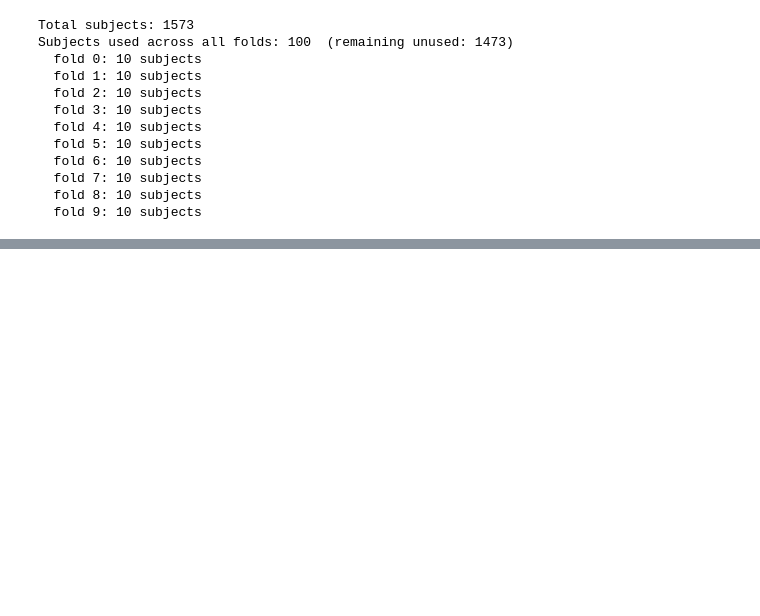
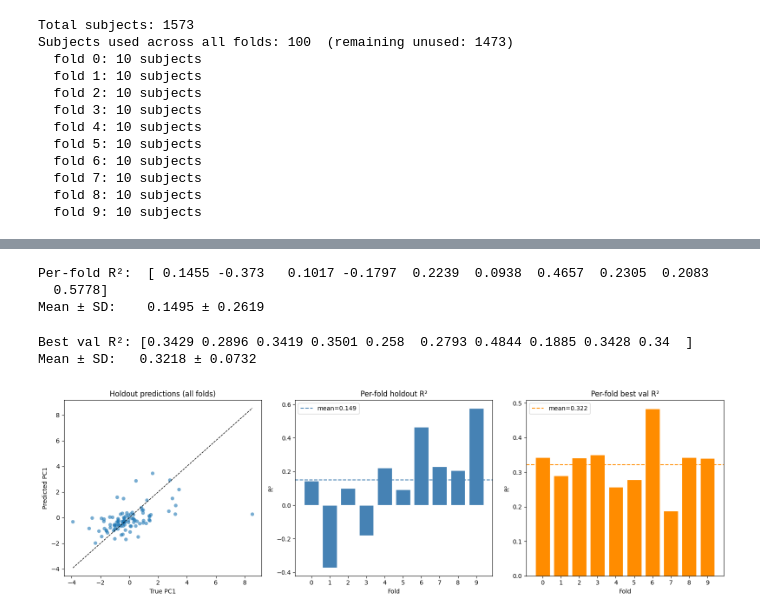
Before and after one commit to william2952/EEG_FDG_dementia, a Jupyter notebook: model_lightning_cv.ipynb, the cells around one changed output, grey strips where cells are left out. Drawn from its saved outputs; the diff is of its cells as text; code cells hidden in the pictures; blank space fills up the shorter version.

```diff
--- a/model_lightning_cv.ipynb
+++ b/model_lightning_cv.ipynb
@@ -165,7 +165,7 @@ fold_r2s     = []
 always_train = shuffled[N_FOLDS * HOLDOUT_SIZE:]
 
 # Set to the first fold that still needs training.
-START_FOLD = 4
+START_FOLD = 10
 
 # Recover predictions from already-completed folds.
 # Recomputes normalisation stats from PCA values only — no EEG parquet loading.
@@ -372,30 +380,52 @@ print(f"Total holdout subjects: {len(results_df)}")
 # %%
-# Pooled R² across all holdout subjects
-pooled_r2 = r2_score(results_df["true_pc1"], results_df["pred_pc1"])
-
 fold_r2_arr = np.array([r[0] for r in fold_r2s])
-print(f"Pooled holdout R²:  {pooled_r2:.4f}")
-print(f"Per-fold R²:        {np.round(fold_r2_arr, 4)}")
-print(f"Mean ± SD:          {fold_r2_arr.mean():.4f} ± {fold_r2_arr.std():.4f}")
+print(f"Per-fold R²:  {np.round(fold_r2_arr, 4)}")
+print(f"Mean ± SD:    {fold_r2_arr.mean():.4f} ± {fold_r2_arr.std():.4f}")
+# %% [output]
+Per-fold R²:  [ 0.1455 -0.373   0.1017 -0.1797  0.2239  0.0938  0.4657  0.2305  0.2083
+  0.5778]
+Mean ± SD:    0.1495 ± 0.2619
+# %%
+from tensorboard.backend.event_processing.event_accumulator import EventAccumulator
+
+best_val_r2_arr = np.array([
+    max(e.value for e in EventAccumulator(f"model_data/cv_results/logs/fold{i}/version_0").Reload().Scalars("val_r2_mean"))
+    for i in range(N_FOLDS)
+])
+print(f"Best val R²: {np.round(best_val_r2_arr, 4)}")
+print(f"Mean ± SD:   {best_val_r2_arr.mean():.4f} ± {best_val_r2_arr.std():.4f}")
+# %% [output]
+Best val R²: [0.3429 0.2896 0.3419 0.3501 0.258  0.2793 0.4844 0.1885 0.3428 0.34  ]
+Mean ± SD:   0.3218 ± 0.0732
 # %%
-fig, axes = plt.subplots(1, 2, figsize=(12, 5))
+fig, axes = plt.subplots(1, 3, figsize=(16, 5))
 
 # Scatter: pooled predictions vs true
 ax = axes[0]
 ax.scatter(results_df["true_pc1"], results_df["pred_pc1"], alpha=0.6, edgecolors="none")
 lims = [results_df[["true_pc1", "pred_pc1"]].min().min(),
         results_df[["true_pc1", "pred_pc1"]].max().max()]
 ax.plot(lims, lims, "k--", lw=1)
-ax.set(xlabel="True PC1", ylabel="Predicted PC1",
-       title=f"Pooled holdout  R²={pooled_r2:.3f}")
+ax.set(xlabel="True PC1", ylabel="Predicted PC1", title="Holdout predictions (all folds)")
 
-# Bar: per-fold R²
+# Bar: per-fold holdout R²
 ax = axes[1]
 ax.bar(range(N_FOLDS), fold_r2_arr, color="steelblue", edgecolor="white")
-ax.axhline(fold_r2_arr.mean(), color="tomato", linestyle="--", label=f"mean={fold_r2_arr.mean():.3f}")
+ax.axhline(fold_r2_arr.mean(), color="steelblue", linestyle="--",
+           label=f"mean={fold_r2_arr.mean():.3f}")
 ax.set(xlabel="Fold", ylabel="R²", title="Per-fold holdout R²", xticks=range(N_FOLDS))
+ax.legend()
+
+# Bar: best val R² per fold
+ax = axes[2]
+ax.bar(range(N_FOLDS), best_val_r2_arr, color="darkorange", edgecolor="white")
+ax.axhline(best_val_r2_arr.mean(), color="darkorange", linestyle="--",
+           label=f"mean={best_val_r2_arr.mean():.3f}")
+ax.set(xlabel="Fold", ylabel="R²", title="Per-fold best val R²", xticks=range(N_FOLDS))
 ax.legend()
 
 plt.tight_layout()
 plt.savefig("model_data/cv_results/cv_summary.png", dpi=150)
 plt.show()
+# %% [output]
+[figure, added]
```
Also changed, not shown: parts of 2 cells of this notebook, 2 other files.
